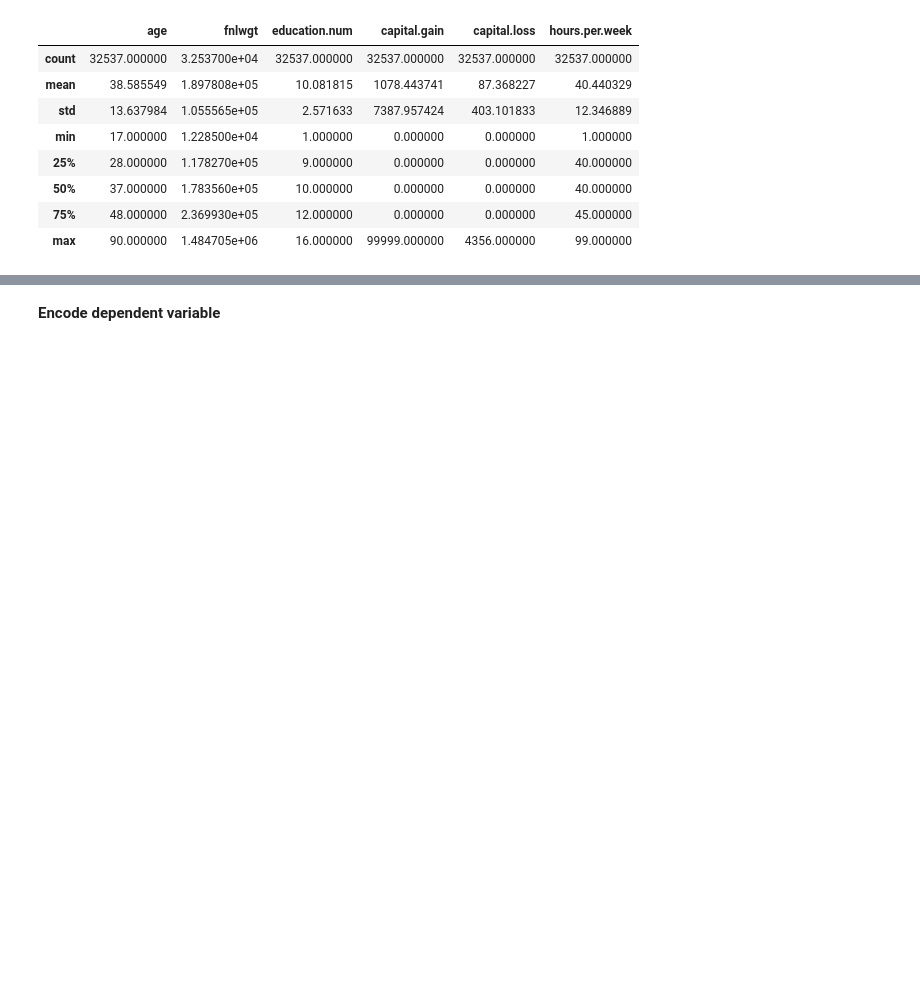
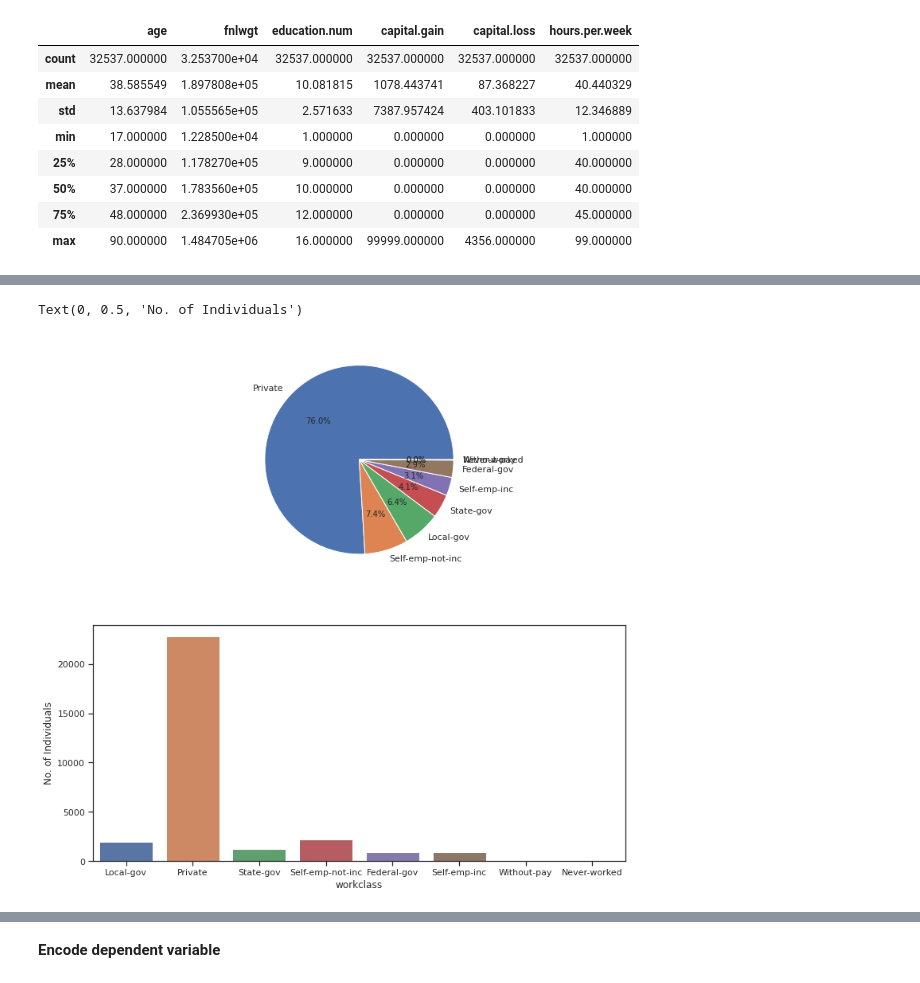
Before and after one commit to hoangcuongnguyen2001/Income-Analysis, a Jupyter notebook: Income_analysis.ipynb, the cells around one changed output, grey strips where cells are left out. Drawn from its saved outputs; the diff is of its cells as text; code cells hidden in the pictures; blank space fills up the shorter version.

```diff
--- a/Income_analysis.ipynb
+++ b/Income_analysis.ipynb
@@ -253,3 +271,15 @@ Text(0, 0.5, 'No. of People')
+# %%
+
+plt.figure(figsize=(12,12))
+plt.subplot(2,1,1)
+new_df['workclass'].value_counts().plot.pie(autopct='%1.1f%%')
+plt.ylabel('')
+plt.subplot(2,1,2)
+sns.countplot(x='workclass',data=new_df)
+plt.ylabel('No. of Individuals')
+# %% [output]
+Text(0, 0.5, 'No. of Individuals')
+[figure, added]
 # %%
 plt.figure(figsize=(15,15))
 plt.subplot(2,1,1)
```
Also changed, not shown: parts of 23 cells of this notebook.
